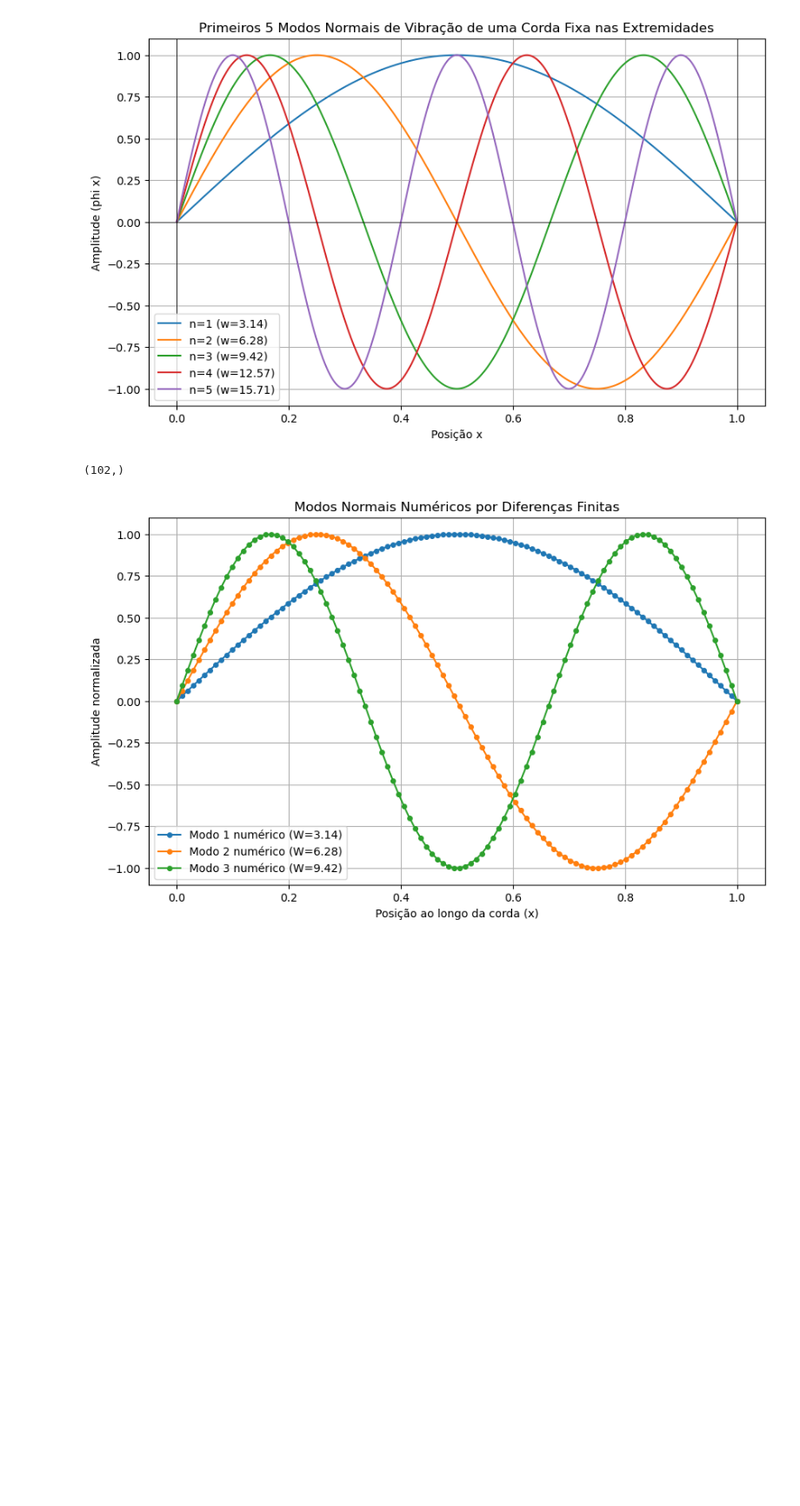
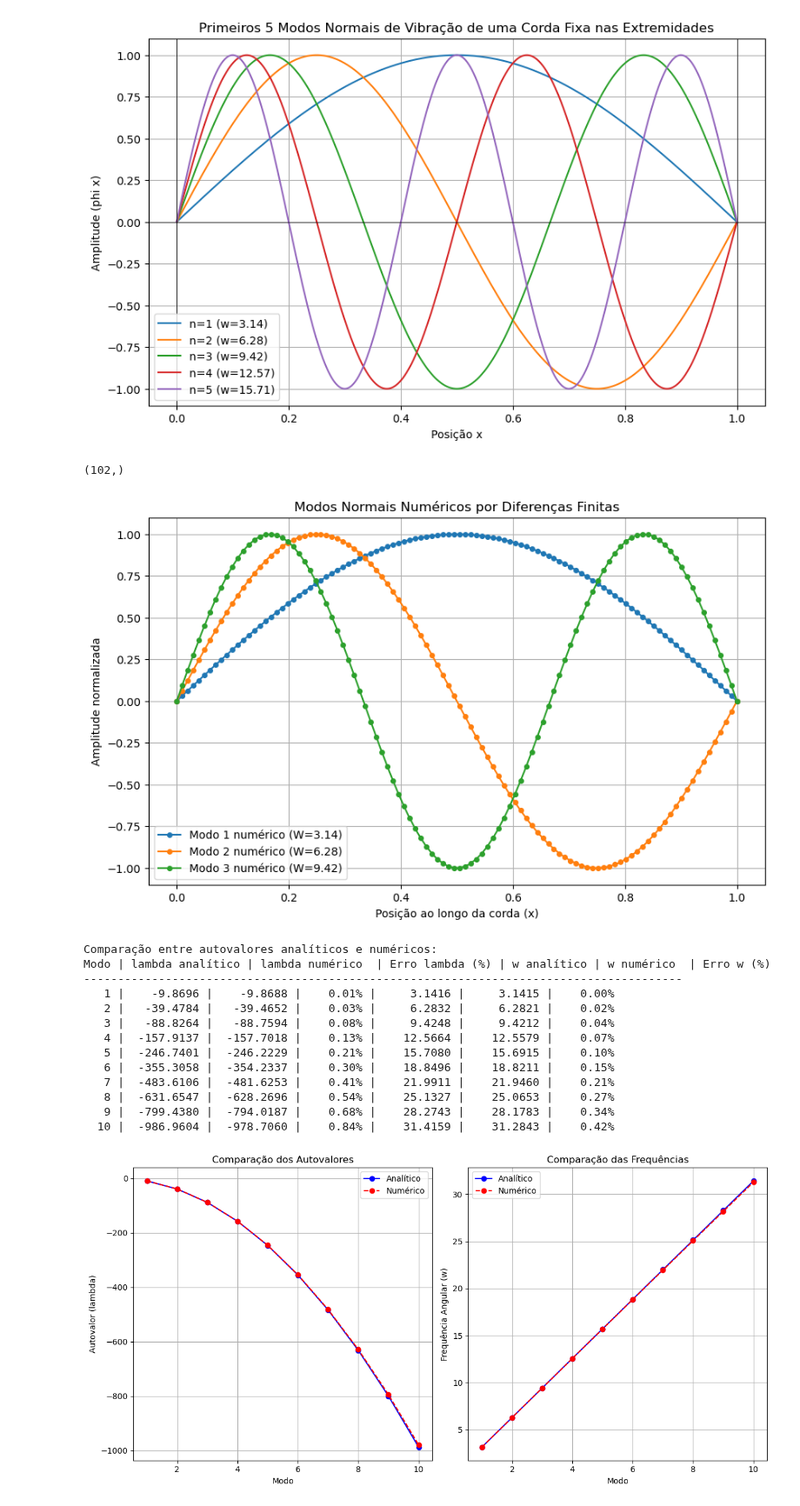
Before and after one commit to marianasenuke/atividade-5, a Jupyter notebook: atividade 5.2.ipynb, the cells around one changed output. Shown at 87% size. Saved outputs shown, nothing was run; the diff lists cells and outputs as text; code cells hidden in the pictures; blank space fills up the shorter version.

```diff
--- a/atividade 5.2.ipynb
+++ b/atividade 5.2.ipynb
@@ -156,7 +156,7 @@ def numerical_eigenvalues(L, c, N):
     lambda_numerical = lambda_numerical[idx]
 
     # Calcular frequências numéricas
-    omega_numerical = c * np.sqrt(lambda_numerical)
+    omega_numerical = c * np.sqrt(-lambda_numerical)
 
     return lambda_numerical, omega_numerical
 
@@ -178,33 +178,48 @@ print("Comparação entre autovalores analíticos e numéricos:")
 print("Modo | lambda analítico | lambda numérico  | Erro lambda (%) | w analítico | w numérico  | Erro w (%)")
 print("----------------------------------------------------------------------------------------")
 for i in range(num_modes):
     print(f"{i+1:4d} | {lambda_analytical[i]:10.4f} | {lambda_numerical[i]:10.4f} | {lambda_error[i]:7.2f}% | "
           f"{omega_analytical[i]:10.4f} | {omega_numerical[i]:10.4f} | {omega_error[i]:7.2f}%")
 
 # Plotar comparação
 modes = np.arange(1, num_modes + 1)
 plt.figure(figsize=(12, 6))
 
 plt.subplot(1, 2, 1)
 plt.plot(modes, lambda_analytical, 'bo-', label='Analítico')
 plt.plot(modes, lambda_numerical, 'ro--', label='Numérico')
 plt.xlabel('Modo')
 plt.ylabel('Autovalor (lambda)')
 plt.title('Comparação dos Autovalores')
 plt.legend()
 plt.grid(True)
 
 plt.subplot(1, 2, 2)
 plt.plot(modes, omega_analytical, 'bo-', label='Analítico')
 plt.plot(modes, omega_numerical, 'ro--', label='Numérico')
 plt.xlabel('Modo')
 plt.ylabel('Frequência Angular (w)')
 plt.title('Comparação das Frequências')
 plt.legend()
 plt.grid(True)
 
 plt.tight_layout()
 plt.show()
+# %% [output]
+Comparação entre autovalores analíticos e numéricos:
+Modo | lambda analítico | lambda numérico  | Erro lambda (%) | w analítico | w numérico  | Erro w (%)
+----------------------------------------------------------------------------------------
+   1 |    -9.8696 |    -9.8688 |    0.01% |     3.1416 |     3.1415 |    0.00%
+   2 |   -39.4784 |   -39.4652 |    0.03% |     6.2832 |     6.2821 |    0.02%
+   3 |   -88.8264 |   -88.7594 |    0.08% |     9.4248 |     9.4212 |    0.04%
+   4 |  -157.9137 |  -157.7018 |    0.13% |    12.5664 |    12.5579 |    0.07%
+   5 |  -246.7401 |  -246.2229 |    0.21% |    15.7080 |    15.6915 |    0.10%
+   6 |  -355.3058 |  -354.2337 |    0.30% |    18.8496 |    18.8211 |    0.15%
+   7 |  -483.6106 |  -481.6253 |    0.41% |    21.9911 |    21.9460 |    0.21%
+   8 |  -631.6547 |  -628.2696 |    0.54% |    25.1327 |    25.0653 |    0.27%
+   9 |  -799.4380 |  -794.0187 |    0.68% |    28.2743 |    28.1783 |    0.34%
+  10 |  -986.9604 |  -978.7060 |    0.84% |    31.4159 |    31.2843 |    0.42%
+[figure, added]
 # %%
 #3d.
 import numpy as np
```
